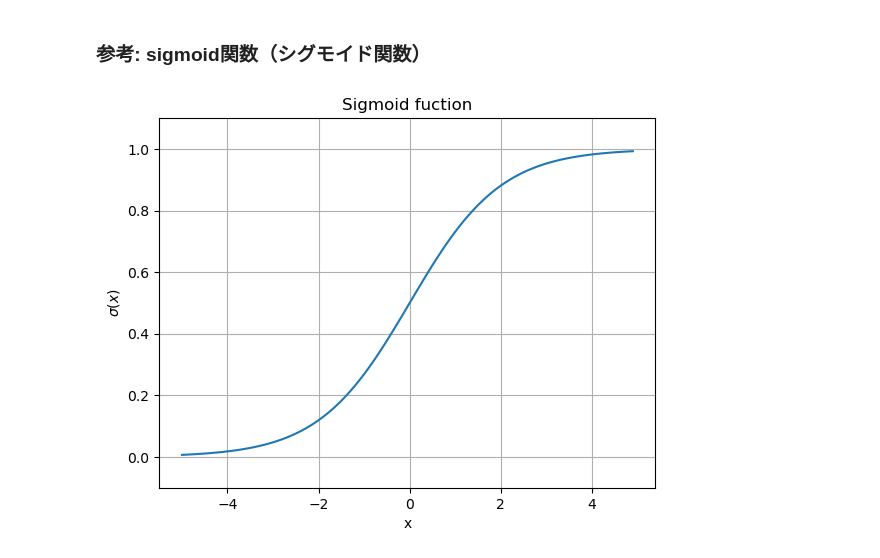
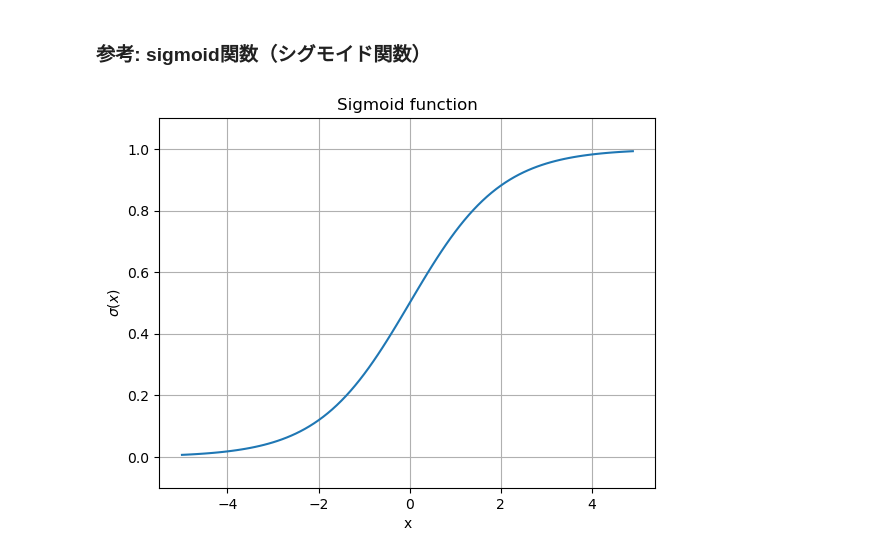
Before and after one commit to zakugus/FCP3, a Jupyter notebook: DA-4.ipynb, the cells around one changed output. Cells and saved outputs as stored; diff of their text form; code cells hidden in the pictures.

```diff
--- a/DA-4.ipynb
+++ b/DA-4.ipynb
@@ -129,20 +129,20 @@ Accuracy: 0.5
 # %%
 import numpy as np
 import matplotlib.pylab as plt
 
 def sigmoid(x):
     return 1 / (1+np.exp(-x))
 
 x = np.arange(-5.0, 5.0, 0.1) #x=-5.0から5.0まで、0.1刻みでNumpy配列を生成する ([-5.0, -4.9, ..., 4.9])
 y = sigmoid(x) #上記で定義した関数を呼び出す
 plt.ylim(-0.1, 1.1) #y軸の範囲を指定
 plt.plot(x, y)
 
 
 plt.grid(True)
-plt.title("Sigmoid fuction")
+plt.title("Sigmoid function")
 plt.xlabel("x")
 plt.ylabel("$\sigma(x)$")
 plt.show()
 # %% [output]
-[figure, old version]
+[figure, new version]
```
Also changed, not shown: parts of 1 cell of this notebook.
